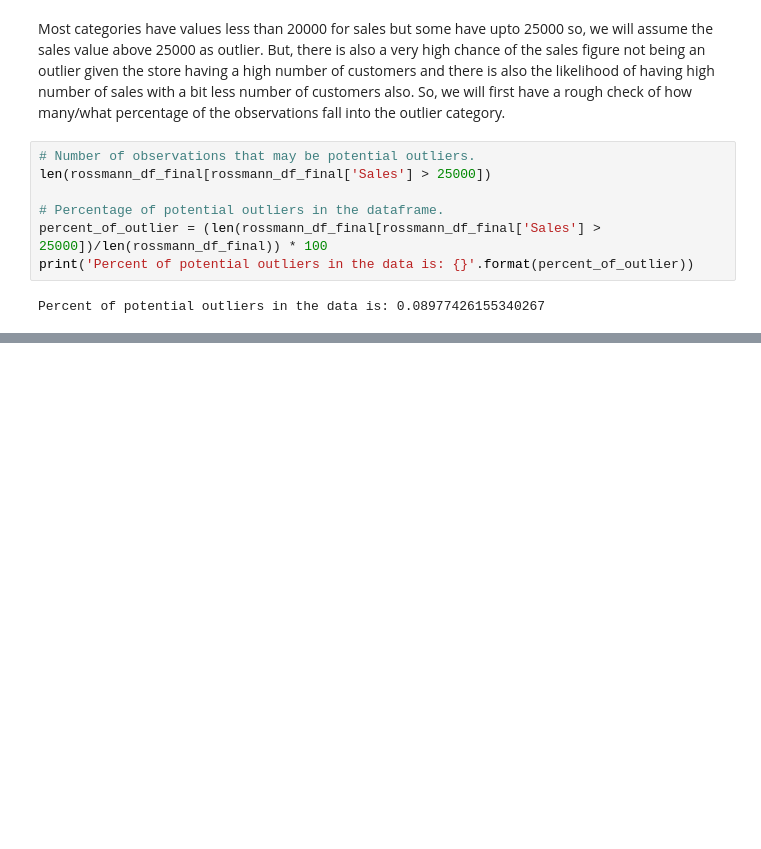
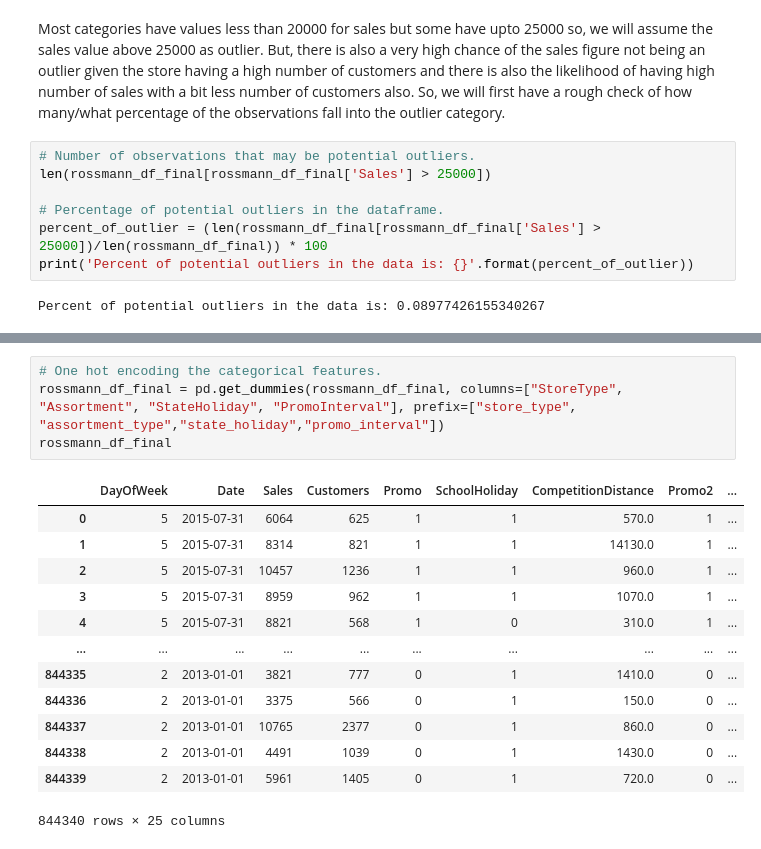
Before and after one commit to Adityasingh675/Supervised-ML-Regression, a Jupyter notebook: Rossmann_Sales_Prediction_Capstone_Project.ipynb, the cells around one changed output, grey strips where cells are left out. Cells and saved outputs as stored; diff of their text form; blank space fills up the shorter version.

```diff
--- a/Rossmann_Sales_Prediction_Capstone_Project.ipynb
+++ b/Rossmann_Sales_Prediction_Capstone_Project.ipynb
@@ -880,0 +908,18 @@ Percent of potential outliers in the data is: 0.08977426155340267
+# %%
+# One hot encoding the categorical features.
+rossmann_df_final = pd.get_dummies(rossmann_df_final, columns=["StoreType", "Assortment", "StateHoliday", "PromoInterval"], prefix=["store_type", "assortment_type","state_holiday","promo_interval"])
+rossmann_df_final
+# %% [output]
+|  | DayOfWeek | Date | Sales | Customers | Promo | SchoolHoliday | CompetitionDistance | Promo2 | ... |
+| 0 | 5 | 2015-07-31 | 6064 | 625 | 1 | 1 | 570.0 | 1 | ... |
+| 1 | 5 | 2015-07-31 | 8314 | 821 | 1 | 1 | 14130.0 | 1 | ... |
+| 2 | 5 | 2015-07-31 | 10457 | 1236 | 1 | 1 | 960.0 | 1 | ... |
+| 3 | 5 | 2015-07-31 | 8959 | 962 | 1 | 1 | 1070.0 | 1 | ... |
+| 4 | 5 | 2015-07-31 | 8821 | 568 | 1 | 0 | 310.0 | 1 | ... |
+| ... | ... | ... | ... | ... | ... | ... | ... | ... | ... |
+| 844335 | 2 | 2013-01-01 | 3821 | 777 | 0 | 1 | 1410.0 | 0 | ... |
+| 844336 | 2 | 2013-01-01 | 3375 | 566 | 0 | 1 | 150.0 | 0 | ... |
+| 844337 | 2 | 2013-01-01 | 10765 | 2377 | 0 | 1 | 860.0 | 0 | ... |
+| 844338 | 2 | 2013-01-01 | 4491 | 1039 | 0 | 1 | 1430.0 | 0 | ... |
+| 844339 | 2 | 2013-01-01 | 5961 | 1405 | 0 | 1 | 720.0 | 0 | ... |
+844340 rows × 25 columns
```
Also changed, not shown: parts of 21 cells of this notebook.
